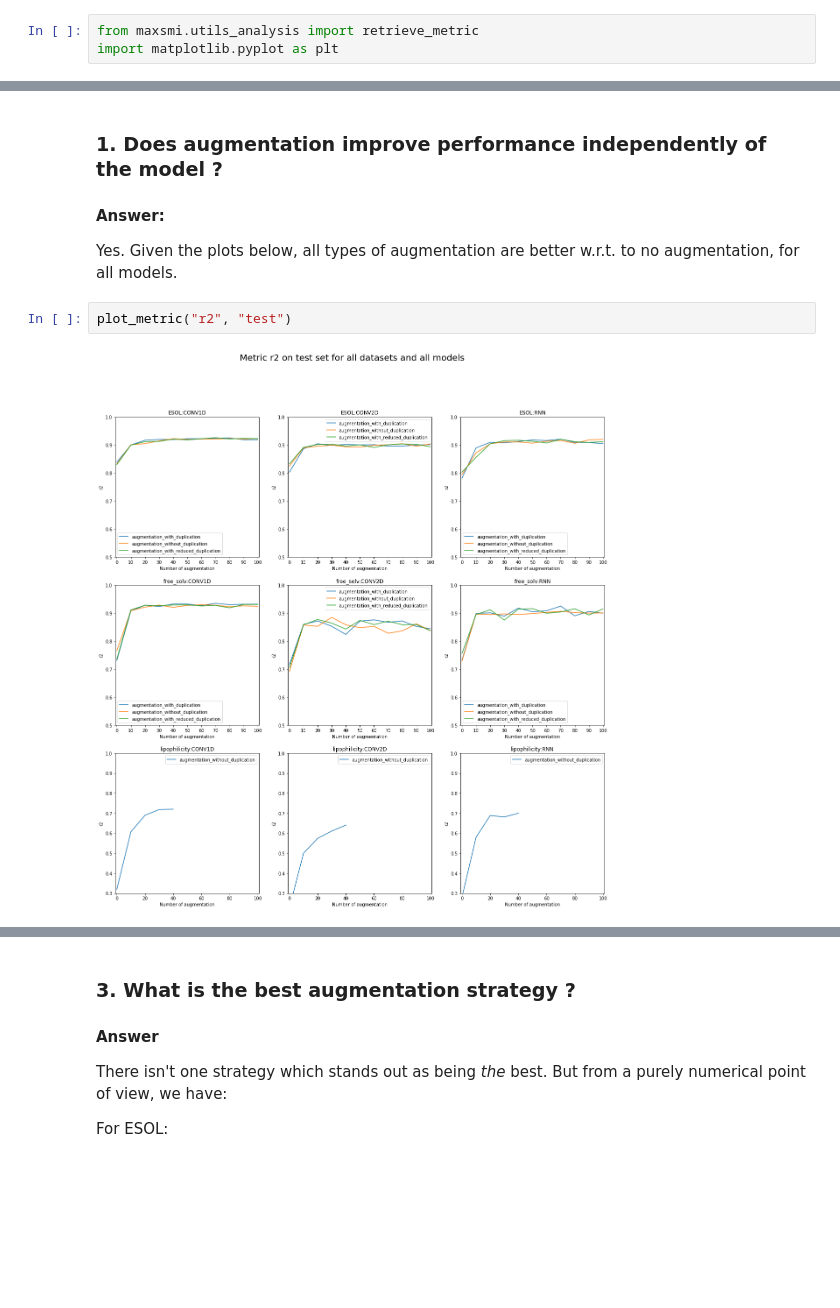
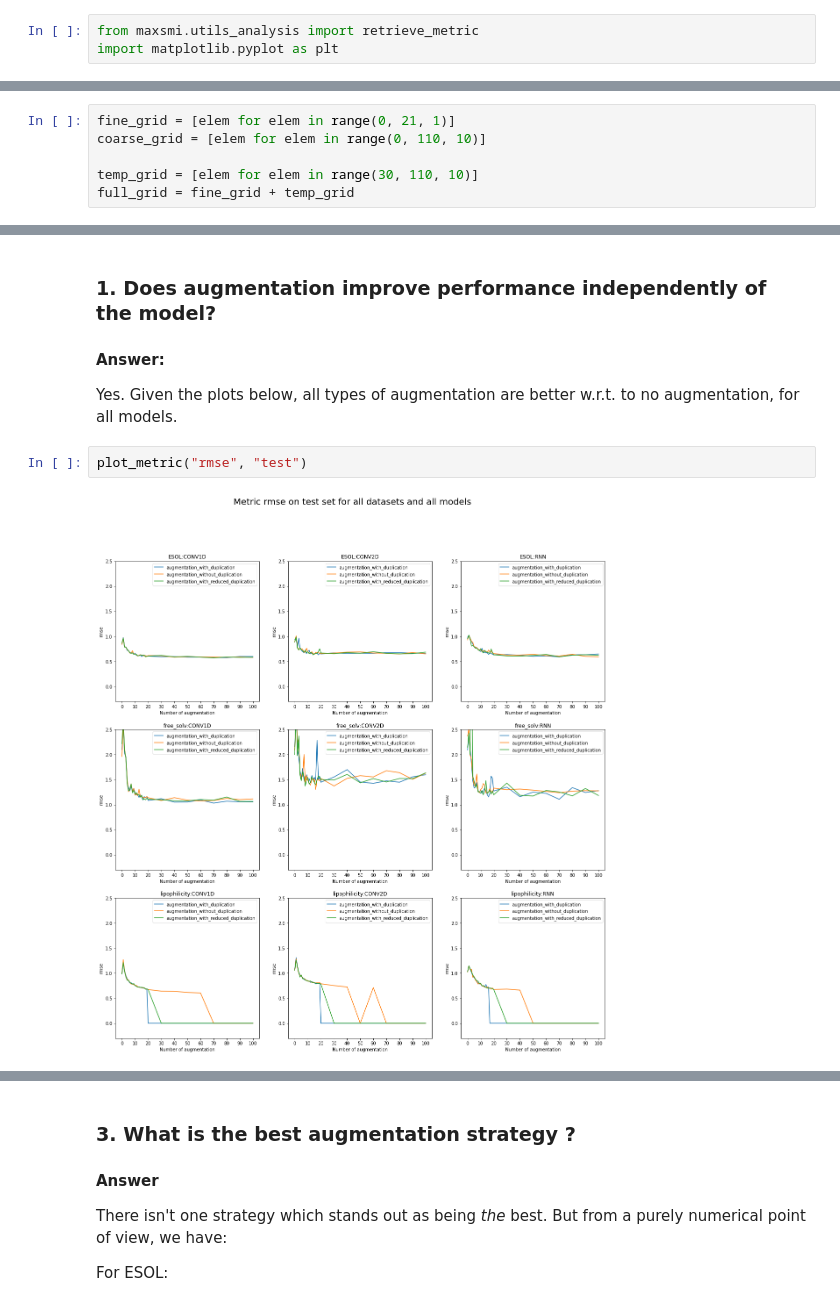
Before and after one commit to volkamerlab/maxsmi, a Jupyter notebook: maxsmi/results_final.ipynb, the cells around one changed output, grey strips where cells are left out. Saved outputs shown, nothing was run; the diff lists cells and outputs as text; blank space fills up the shorter version.

Commit message:
add augmentation grids.

```diff
--- a/maxsmi/results_final.ipynb
+++ b/maxsmi/results_final.ipynb
@@ -29 +34,7 @@ import matplotlib.pyplot as plt
+# %%
+fine_grid = [elem for elem in range(0, 21, 1)]
+coarse_grid = [elem for elem in range(0, 110, 10)]
+
+temp_grid = [elem for elem in range(30, 110, 10)]
+full_grid = fine_grid + temp_grid
 # %%
@@ -136,13 +112,13 @@ def plot_metric(metric="r2", set_="test",
                  fontsize=20)
     plt.show()
 # %% [markdown]
-### 1. Does augmentation improve performance independently of the model ?
+### 1. Does augmentation improve performance independently of the model?
 
 #### Answer:
 
 Yes. Given the plots below, all types of augmentation are better w.r.t. to no augmentation, for all models.
 # %%
-plot_metric("r2", "test")
+plot_metric("rmse", "test")
 # %% [output]
-[figure, old version]
+[figure, new version]
 # %% [markdown]
```
Also changed, not shown: parts of 4 cells of this notebook.
